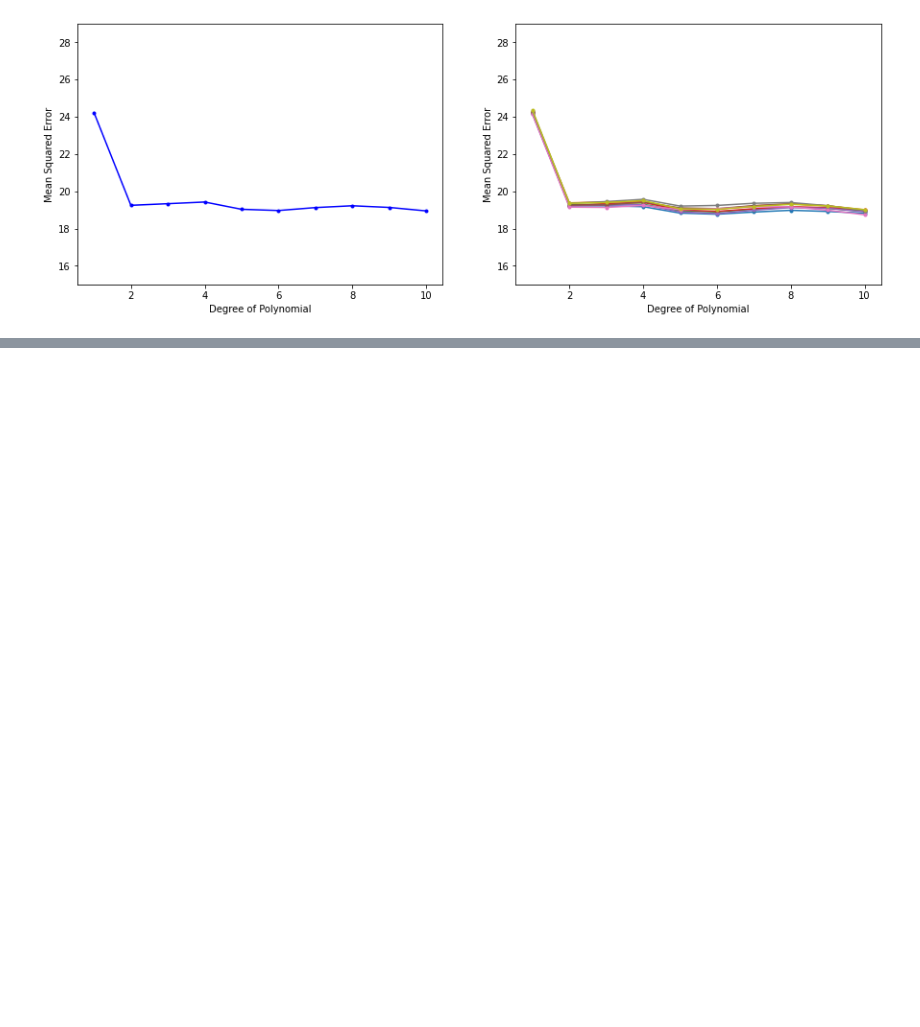
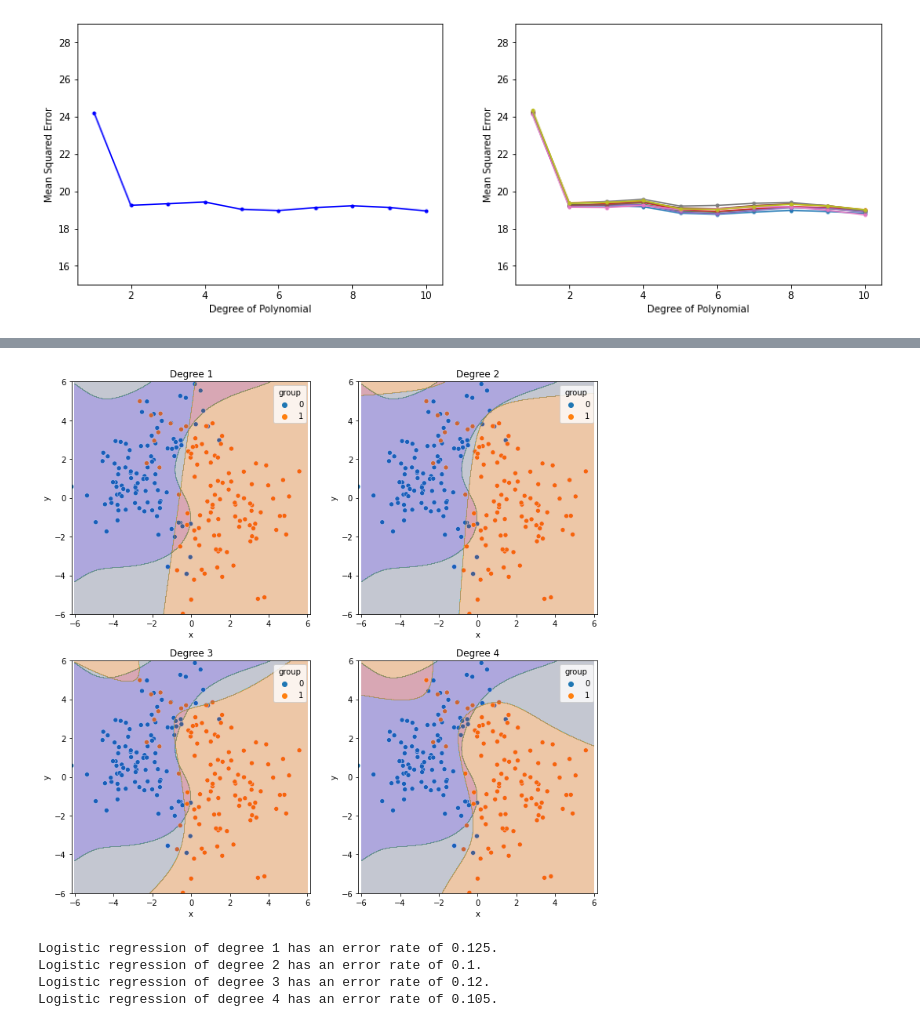
Before and after one commit to mtekant/ISLR_Notes, a Jupyter notebook: Introduction to Statistical Learning, 2nd Edition -- Notes for Ch 5.ipynb, the cells around one changed output, grey strips where cells are left out. Drawn from its saved outputs; the diff is of its cells as text; code cells hidden in the pictures; blank space fills up the shorter version.

```diff
--- a/Introduction to Statistical Learning, 2nd Edition -- Notes for Ch 5.ipynb
+++ b/Introduction to Statistical Learning, 2nd Edition -- Notes for Ch 5.ipynb
@@ -144,0 +214,51 @@ In the n-fold CV method, the sample is separated into n groups. 1 group is held
+# %%
+def Logistic_Reg_pred(X, y, deg, X_test):
+    polyregn = PolynomialFeatures(degree=deg)
+    X_polyn = polyregn.fit_transform(X)
+    polyreg = LogisticRegression(max_iter = 1000000)
+    polyreg.fit(X_polyn,y)
+    X_testn = polyregn.fit_transform(X_test)
+    y_pred_poly_n = polyreg.predict(X_testn)
+    return y_pred_poly_n
+
+def Logistic_Reg_plot(X,y,deg,xx,yy):
+    polyregn = PolynomialFeatures(degree=deg)
+    X_polyn = polyregn.fit_transform(X)
+    polyreg = LogisticRegression(max_iter=1000)
+    polyreg.fit(X_polyn,y)
+    xx1 = np.c_[xx.ravel(),yy.ravel()]
+    xxn = polyregn.fit_transform(xx1)
+    Z = polyreg.predict(xxn)
+    Zn = Z.reshape(xx.shape)
+    plt.contourf(xx,yy,Zn,alpha=0.2,cmap = 'jet')
+# %%
+plt.subplots(figsize=(12,12))
+degs = [1,2,3,4]
+
+for i in range(0,len(degs)):
+    plt.subplot(2,2,i+1)
+    plt.contourf(xes,ys,img,alpha=0.2)
+    sns.scatterplot(data=data_all,x='x',y='y',hue='group')
+    deg = degs[i]
+    X = data_all.drop(columns='group',axis=1)
+    y = data_all['group']
+    Logistic_Reg_plot(X,y,deg,xes,ys)
+    plt.axis('equal')
+    plt.ylim(-6,6)
+    plt.xlim(-6,6)
+    plt.title('Degree ' +str(degs[i]));
+# %% [output]
+[figure, added]
+# %%
+degs = [1,2,3,4]
+for i in range(0,len(degs)):
+    deg = degs[i]
+    ypred = Logistic_Reg_pred(X,y,deg,X)
+    accuracy = accuracy_score(y,ypred)
+    error = 1-accuracy
+    print('Logistic regression of degree '+ str(deg) + ' has an error rate of ' +str(round(error,3))+'.')
+# %% [output]
+Logistic regression of degree 1 has an error rate of 0.125.
+Logistic regression of degree 2 has an error rate of 0.1.
+Logistic regression of degree 3 has an error rate of 0.12.
+Logistic regression of degree 4 has an error rate of 0.105.
```
Also changed, not shown: parts of 32 cells of this notebook.
